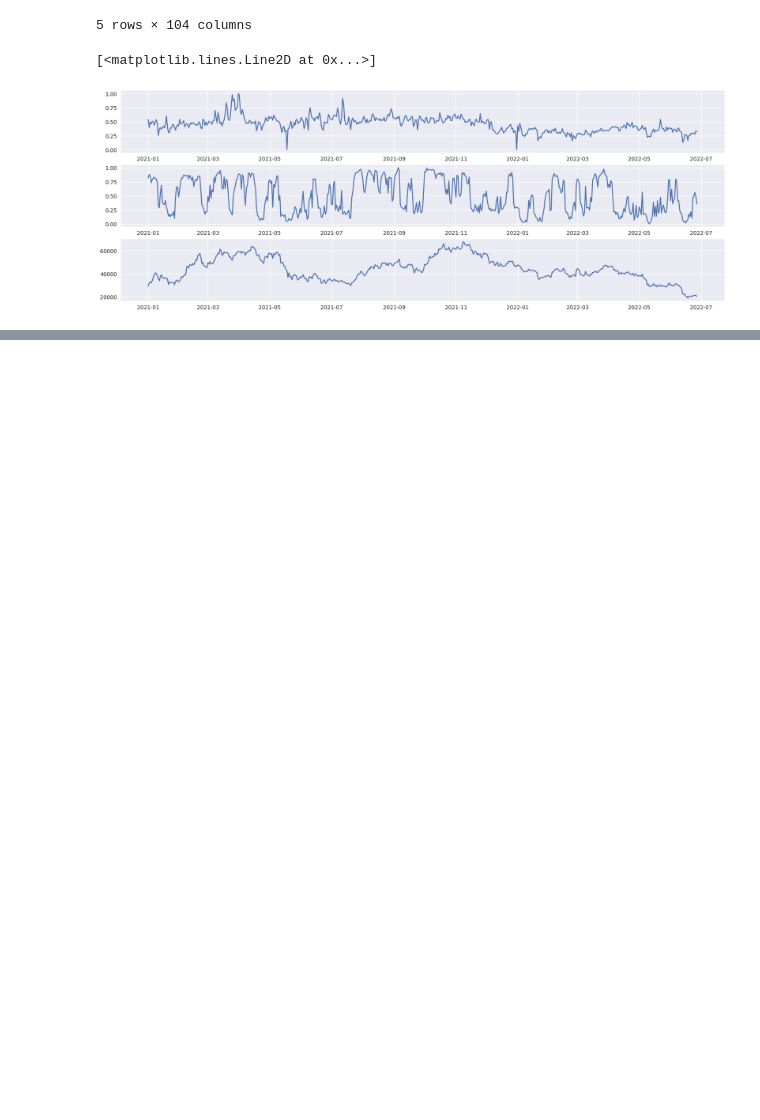
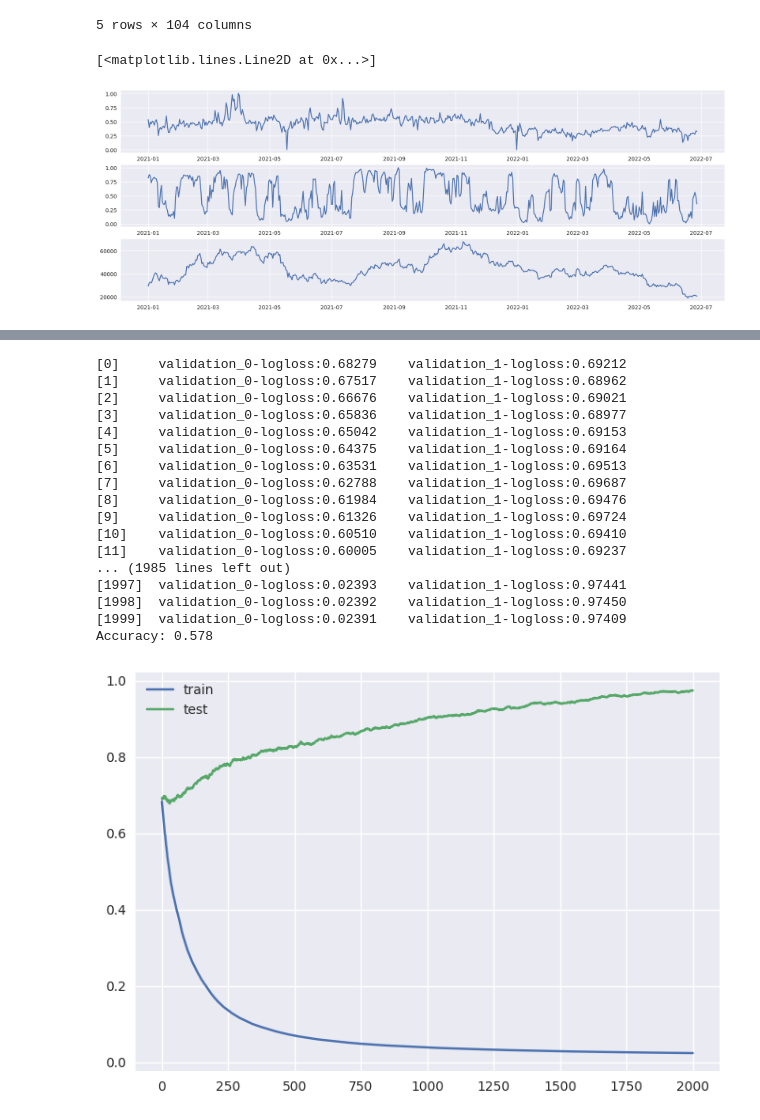
Before and after one commit to kozanakyel/KZ-Engine-Backend, a Jupyter notebook: KZ_project_setup/notebooks/test_sent_kz.ipynb, the cells around one changed output, grey strips where cells are left out. Drawn from its saved outputs; the diff is of its cells as text; code cells hidden in the pictures; blank space fills up the shorter version.

Commit message:
added Xgboost clasifier for firecasting next day accuracy is 57 percentage

```diff
--- a/KZ_project_setup/notebooks/test_sent_kz.ipynb
+++ b/KZ_project_setup/notebooks/test_sent_kz.ipynb
@@ -33,10 +34,11 @@ source = 'yahoo'
 LOG_PATH = '../logger' + os.sep + "logs"
 LOG_FILE_NAME_PREFIX = f"log_{SYMBOL_CUT}_{start_date}_{end_date}"
 
+logger = Logger(LOG_PATH, LOG_FILE_NAME_PREFIX)
 tsa = TweetSentimentAnalyzer()
 data = DataManipulation(SYMBOL, source, range_list, start_date=start_date,
                         end_date=end_date, interval=interval, scale=scale,
                         prefix_path='..', saved_to_csv=True,
-                        log_output_path=LOG_PATH, log_prefix=LOG_FILE_NAME_PREFIX)
+                        logger=logger)
 df_price = data.df.copy()
 # %% [output]
@@ -73,3 +75,7 @@ ax3.plot(close_col.index, close_col.close)
 # %% [output]
 [<matplotlib.lines.Line2D at 0x...>]
 [figure]
+# %%
+df = df_final.copy()
+df.reset_index(drop=True, inplace=True)
+df.head()
@@ -75,0 +90,3 @@ ax3.plot(close_col.index, close_col.close)
+# %%
+y = df.feature_label
+X = df.drop(columns=['feature_label'], axis=1)
@@ -75,0 +109,48 @@ ax3.plot(close_col.index, close_col.close)
+# %%
+from sklearn.model_selection import train_test_split
+from sklearn.metrics import accuracy_score
+from xgboost import XGBClassifier
+from matplotlib import pyplot
+# define dataset
+
+#X, y = make_classification(n_samples=10000, n_features=50, n_informative=50, n_redundant=0, random_state=1)
+# split data into train and test sets
+X_train, X_test, y_train, y_test = train_test_split(X, y, test_size=0.20, shuffle=False)
+# define the model
+model = XGBClassifier(n_estimators=2000, eta=0.05, subsample=0.5, colsample_bytree=0.5)
+# define the datasets to evaluate each iteration
+evalset = [(X_train, y_train), (X_test,y_test)]
+# fit the model
+model.fit(X_train, y_train, eval_metric='logloss', eval_set=evalset)
+# evaluate performance
+yhat = model.predict(X_test)
+score = accuracy_score(y_test, yhat)
+print('Accuracy: %.3f' % score)
+# retrieve performance metrics
+results = model.evals_result()
+# plot learning curves
+pyplot.plot(results['validation_0']['logloss'], label='train')
+pyplot.plot(results['validation_1']['logloss'], label='test')
+# show the legend
+pyplot.legend()
+# show the plot
+pyplot.show()
+# %% [output]
+[0]     validation_0-logloss:0.68279    validation_1-logloss:0.69212
+[1]     validation_0-logloss:0.67517    validation_1-logloss:0.68962
+[2]     validation_0-logloss:0.66676    validation_1-logloss:0.69021
+[3]     validation_0-logloss:0.65836    validation_1-logloss:0.68977
+[4]     validation_0-logloss:0.65042    validation_1-logloss:0.69153
+[5]     validation_0-logloss:0.64375    validation_1-logloss:0.69164
+[6]     validation_0-logloss:0.63531    validation_1-logloss:0.69513
+[7]     validation_0-logloss:0.62788    validation_1-logloss:0.69687
+[8]     validation_0-logloss:0.61984    validation_1-logloss:0.69476
+[9]     validation_0-logloss:0.61326    validation_1-logloss:0.69724
+[10]    validation_0-logloss:0.60510    validation_1-logloss:0.69410
+[11]    validation_0-logloss:0.60005    validation_1-logloss:0.69237
+... (1985 lines left out)
+[1997]  validation_0-logloss:0.02393    validation_1-logloss:0.97441
+[1998]  validation_0-logloss:0.02392    validation_1-logloss:0.97450
+[1999]  validation_0-logloss:0.02391    validation_1-logloss:0.97409
+Accuracy: 0.578
+[figure, added]
```
Also changed, not shown: parts of 4 cells of this notebook, 2 other files.
